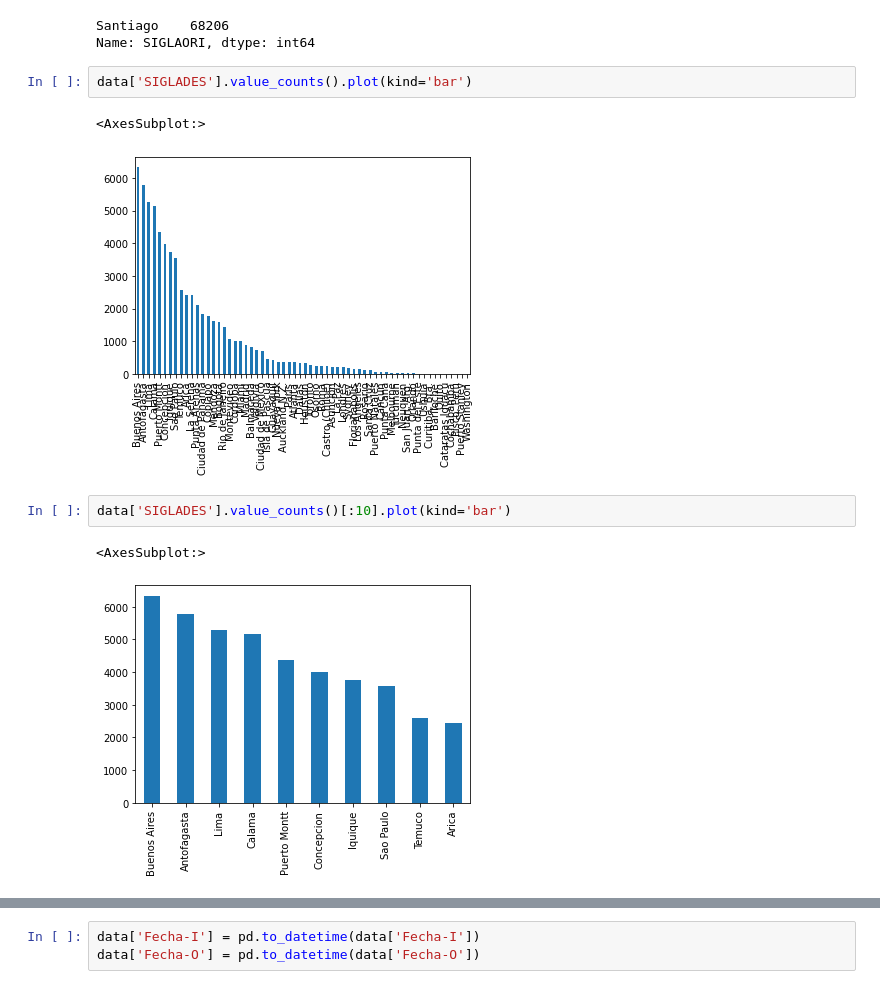
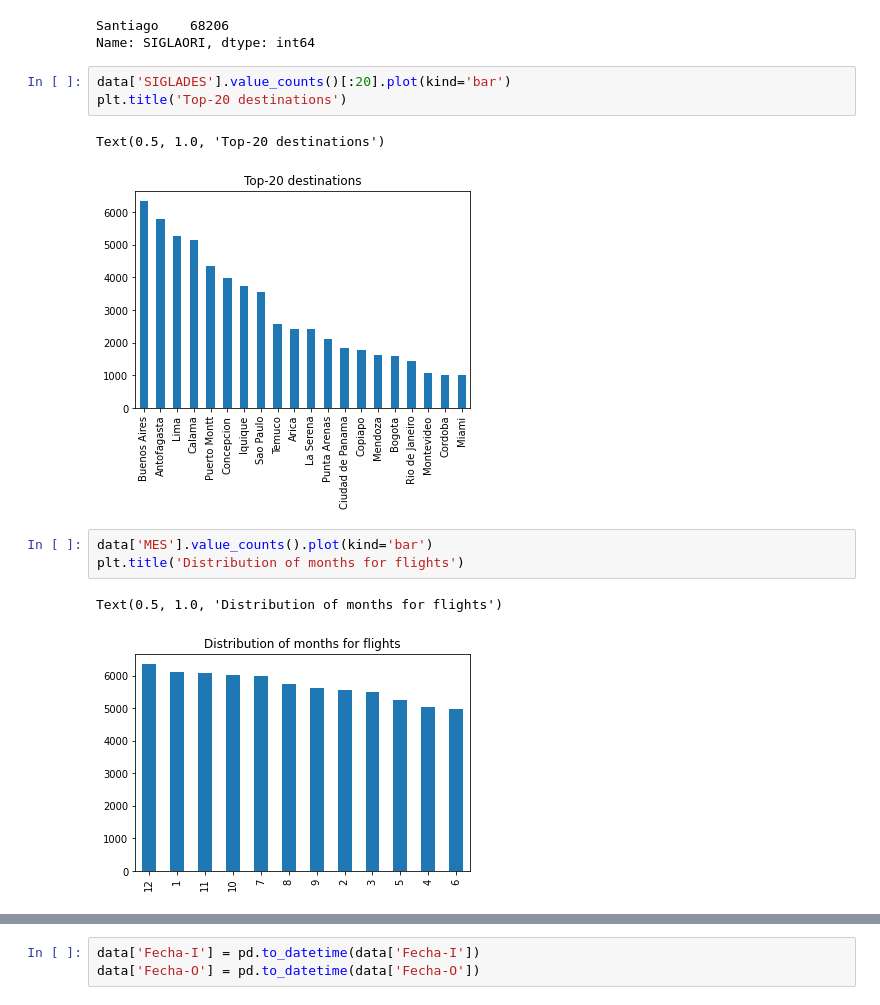
Before and after one commit to MariaPonomarenko38/Data-Scientist-Challenge, a Jupyter notebook: solution.ipynb, the cells around one changed output, grey strips where cells are left out. Drawn from its saved outputs; the diff is of its cells as text.

```diff
--- a/solution.ipynb
+++ b/solution.ipynb
@@ -45,13 +88,15 @@ data['SIGLAORI'].value_counts()
 Santiago    68206
 Name: SIGLAORI, dtype: int64
 # %%
-data['SIGLADES'].value_counts().plot(kind='bar')
+data['SIGLADES'].value_counts()[:20].plot(kind='bar')
+plt.title('Top-20 destinations')
 # %% [output]
-<AxesSubplot:>
+Text(0.5, 1.0, 'Top-20 destinations')
-[figure, old version]
+[figure, new version]
 # %%
-data['SIGLADES'].value_counts()[:10].plot(kind='bar')
+data['MES'].value_counts().plot(kind='bar')
+plt.title('Distribution of months for flights')
 # %% [output]
-<AxesSubplot:>
+Text(0.5, 1.0, 'Distribution of months for flights')
-[figure, old version]
+[figure, new version]
 # %%
```
Also changed, not shown: parts of 12 cells of this notebook.
